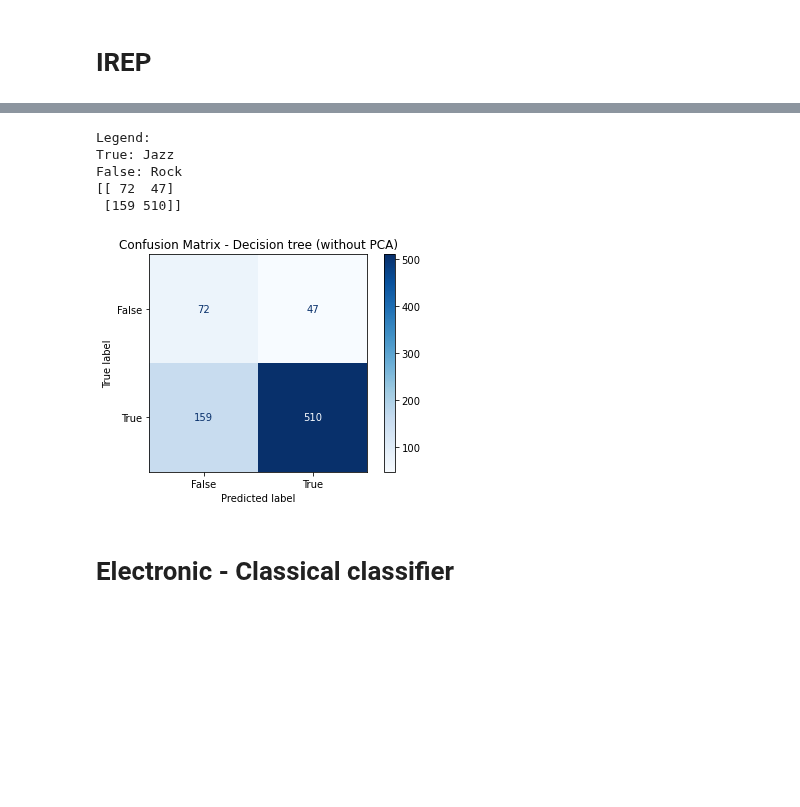
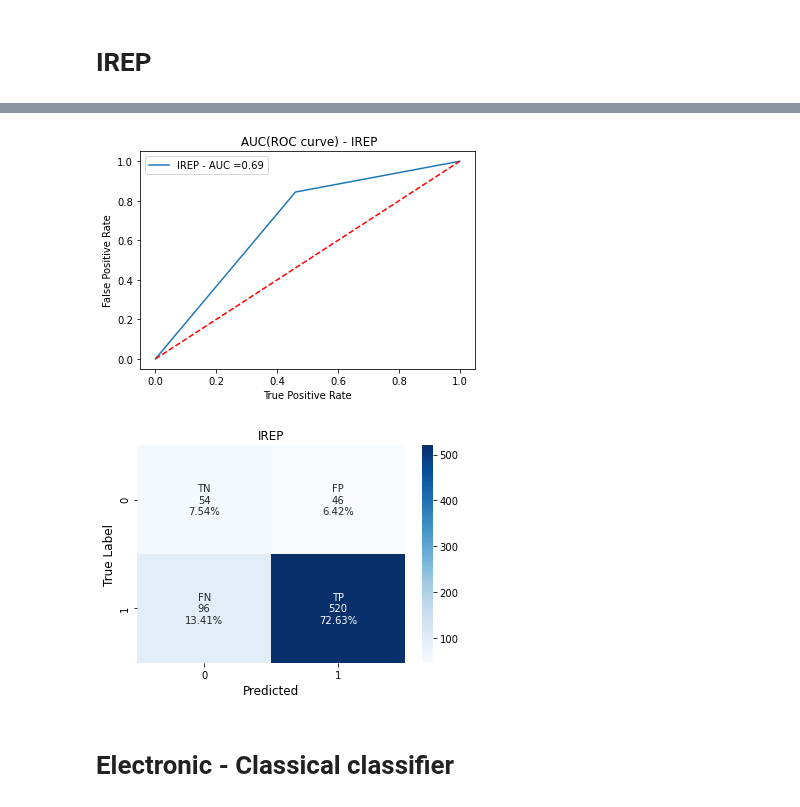
Before and after one commit to gaetanoantonicchio/DataMining-2, a Jupyter notebook: src/Module 2/Rule-Based/binary-rulebased_echo.ipynb, the cells around one changed output, grey strips where cells are left out. Cells and saved outputs as stored; diff of their text form; code cells hidden in the pictures; blank space fills up the shorter version.

```diff
--- a/src/Module 2/Rule-Based/binary-rulebased_echo.ipynb
+++ b/src/Module 2/Rule-Based/binary-rulebased_echo.ipynb
@@ -202,8 +197,8 @@ Ruleset is universal. All predictions it makes with method .predict will be posi
 # %%
 irep_clf = lw.IREP(random_state=42, prune_size=0.1)
-irep_clf.fit(train, class_feat='genre_top', pos_class='Electronic')
+irep_clf.fit(X_train, y_train, class_feat='genre_top', pos_class='Electronic')
 # %%
-y_predicted = irep_clf.predict(test)
+y_predicted = irep_clf.predict(X_test)
 # %%
 print(classification_report(y_test_enc, y_predicted))
 # %% [output]
@@ -255,18 +229,12 @@ plt.show()
-# %%
-print("Legend:\nTrue: Jazz"
-      "\nFalse: Rock")
-cm = plot_confusion_matrix(irep_clf,test,y_test_enc,
-                            cmap = plt.cm.Blues)
-cm.ax_.set_title('Confusion Matrix - Decision tree (without PCA)')
-print(cm.confusion_matrix)
-plt.show()
-# %% [output]
-Legend:
-True: Jazz
-False: Rock
-[[ 72  47]
- [159 510]]
-[figure, removed]
+# %%
+plot_roc_curve(y_test_enc, y_predicted, 'IREP')
+# %% [output]
+[figure, added]
+# %%
+cf_matrix = confusion_matrix(y_test_enc, y_predicted)
+make_confusion_matrix(cf_matrix, 'IREP')
+# %% [output]
+[figure, added]
 # %% [markdown]
 # Electronic - Classical classifier
 # %%
```
Also changed, not shown: parts of 36 cells of this notebook.
